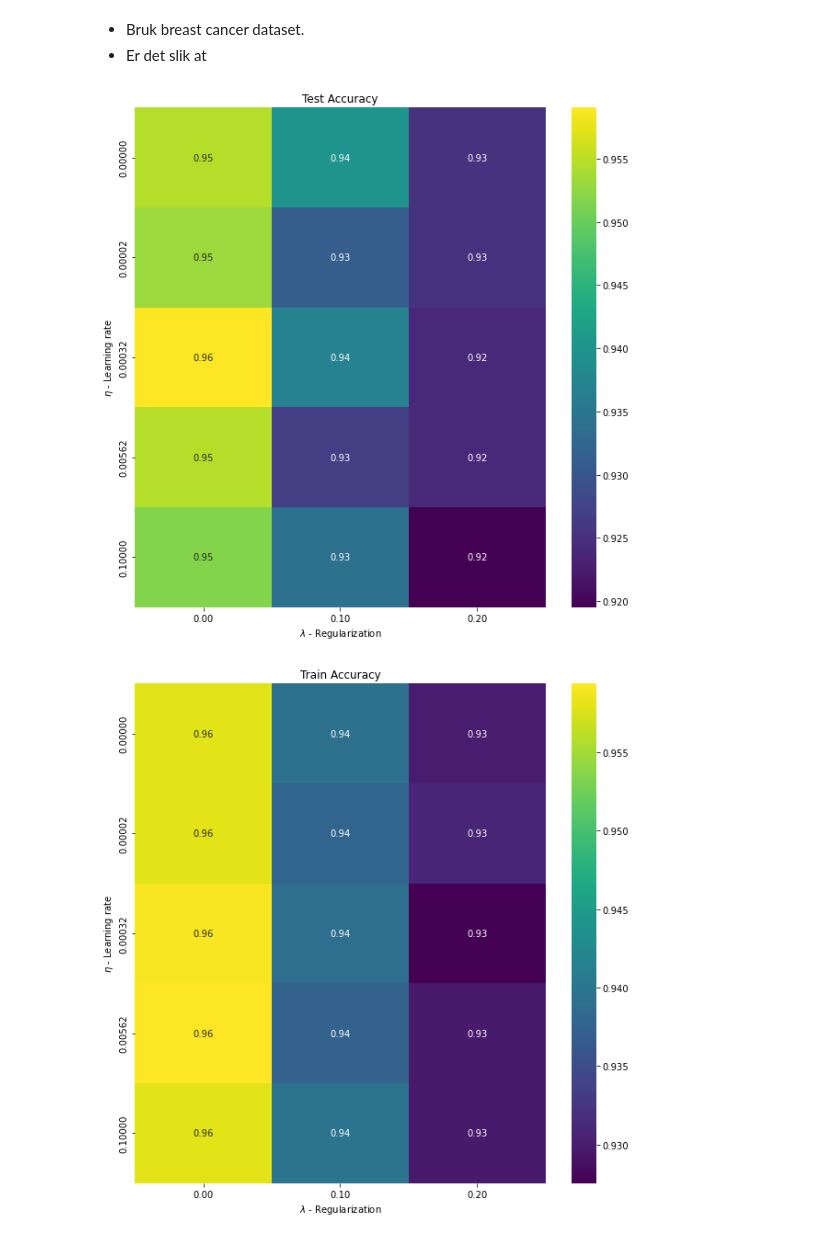
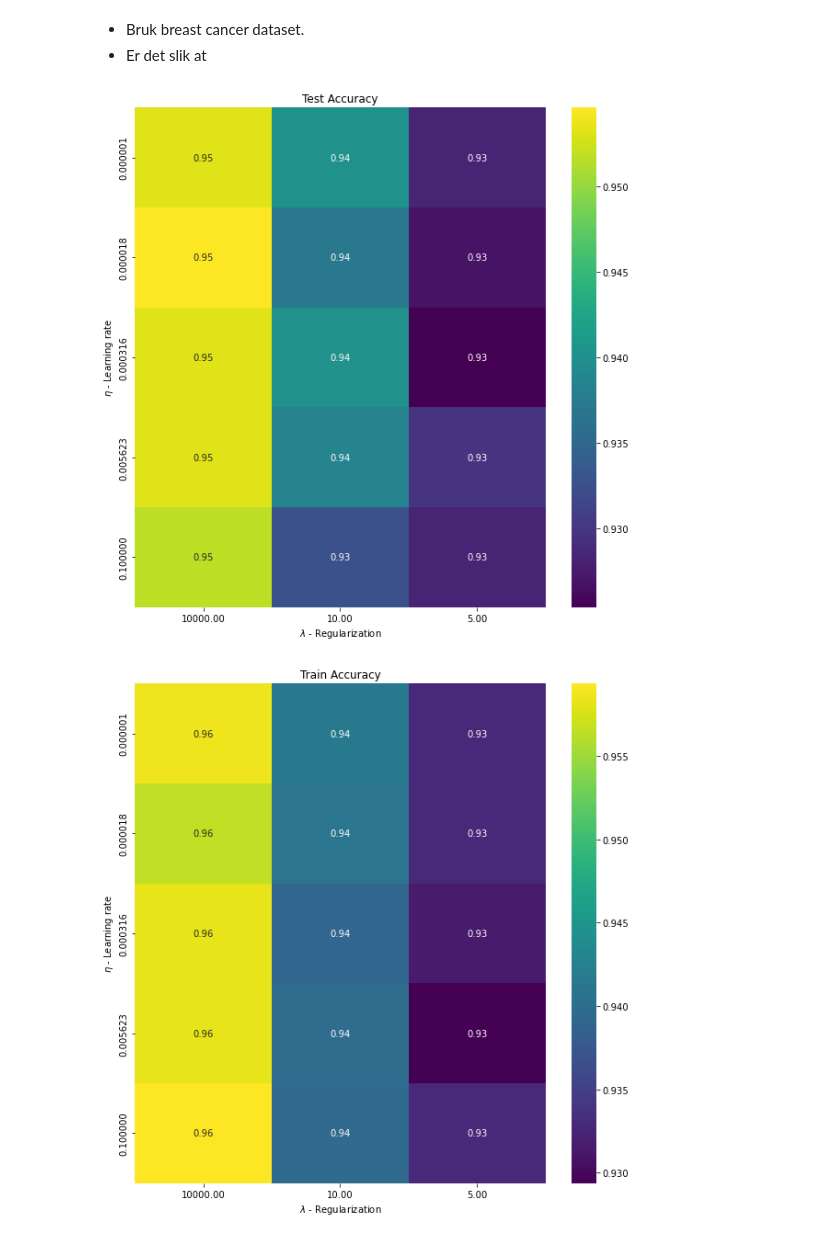
Before and after one commit to eoydvin/FYS-STK4155, a Jupyter notebook: Project_2/LogisticRegression Classification.ipynb, the cells around one changed output. Cells and saved outputs as stored; diff of their text form; code cells hidden in the pictures.

```diff
--- a/Project_2/LogisticRegression Classification.ipynb
+++ b/Project_2/LogisticRegression Classification.ipynb
@@ -66,8 +64,7 @@ onehot = OneHotEncoder(sparse=False)
 
 batch_size = 64
 learning_rate = np.logspace(-6, -1, 5) #learning rates narrowed down to interesting interval
-regularization = np.linspace(0, 0.2, 3)
-
+regularization = np.array([10000,  10,  5]) #inverse of lambda
 def output_func(z_h):
     return np.exp(z_h) / np.sum(np.exp(z_h), axis=1, keepdims=True)
 
@@ -104,7 +101,7 @@ for i in tqdm.tqdm(range(len(learning_rate))):
 
             clf = LogisticRegression(eta0 = learning_rate[i],
                                      max_iter = 100,
-                                     lamb = regularization[j]
+                                     C = regularization[j]
                                     )
             clf.fit(x_train, y_train.ravel())
 
@@ -122,23 +154,40 @@ for i in tqdm.tqdm(range(len(learning_rate))):
 # %%
 import seaborn as sns
-
 fig, ax = plt.subplots(figsize = (10, 10))
 sns.heatmap(test_accuracy, annot=True, ax=ax, cmap="viridis")
 ax.set_title("Test Accuracy")
 ax.set_ylabel("$\eta$" + " - Learning rate")
 ax.set_xlabel("$\lambda$" + " - Regularization")
 ax.set_xticklabels(["{0:0.2f}".format(i) for i in regularization] )
-ax.set_yticklabels(["{0:0.5f}".format(i) for i in learning_rate] )
+ax.set_yticklabels(["{0:0.6f}".format(i) for i in learning_rate] )
 plt.show()
 
 fig, ax = plt.subplots(figsize = (10, 10))
 sns.heatmap(train_accuracy, annot=True, ax=ax, cmap="viridis")
 ax.set_title("Train Accuracy")
 ax.set_ylabel("$\eta$" + " - Learning rate")
 ax.set_xlabel("$\lambda$" + " - Regularization")
 ax.set_xticklabels(["{0:0.2f}".format(i) for i in regularization] )
-ax.set_yticklabels(["{0:0.5f}".format(i) for i in learning_rate] )
+ax.set_yticklabels(["{0:0.6f}".format(i) for i in learning_rate] )
 plt.show()
+
+fig, ax = plt.subplots(figsize = (10, 10))
+sns.heatmap(test_accuracy_skl, annot=True, ax=ax, cmap="viridis")
+ax.set_title("Test Accuracy ")
+ax.set_ylabel("$\eta$" + " - Learning rate")
+ax.set_xlabel("$\lambda$" + " - Regularization")
+ax.set_xticklabels(["{0:0.2f}".format(i) for i in regularization] )
+ax.set_yticklabels(["{0:0.6f}".format(i) for i in learning_rate] )
+plt.show()
+
+fig, ax = plt.subplots(figsize = (10, 10))
+sns.heatmap(train_accuracy_skl, annot=True, ax=ax, cmap="viridis")
+ax.set_title("Train Accuracy")
+ax.set_ylabel("$\eta$" + " - Learning rate")
+ax.set_xlabel("$\lambda$" + " - Regularization")
+ax.set_xticklabels(["{0:0.2f}".format(i) for i in regularization] )
+ax.set_yticklabels(["{0:0.6f}".format(i) for i in learning_rate] )
+plt.show()
 # %% [output]
-[figure, old version]
+[figure, new version]
-[figure, old version]
+[figure, new version]
```
Also changed, not shown: parts of 5 cells of this notebook, 1 other file.
